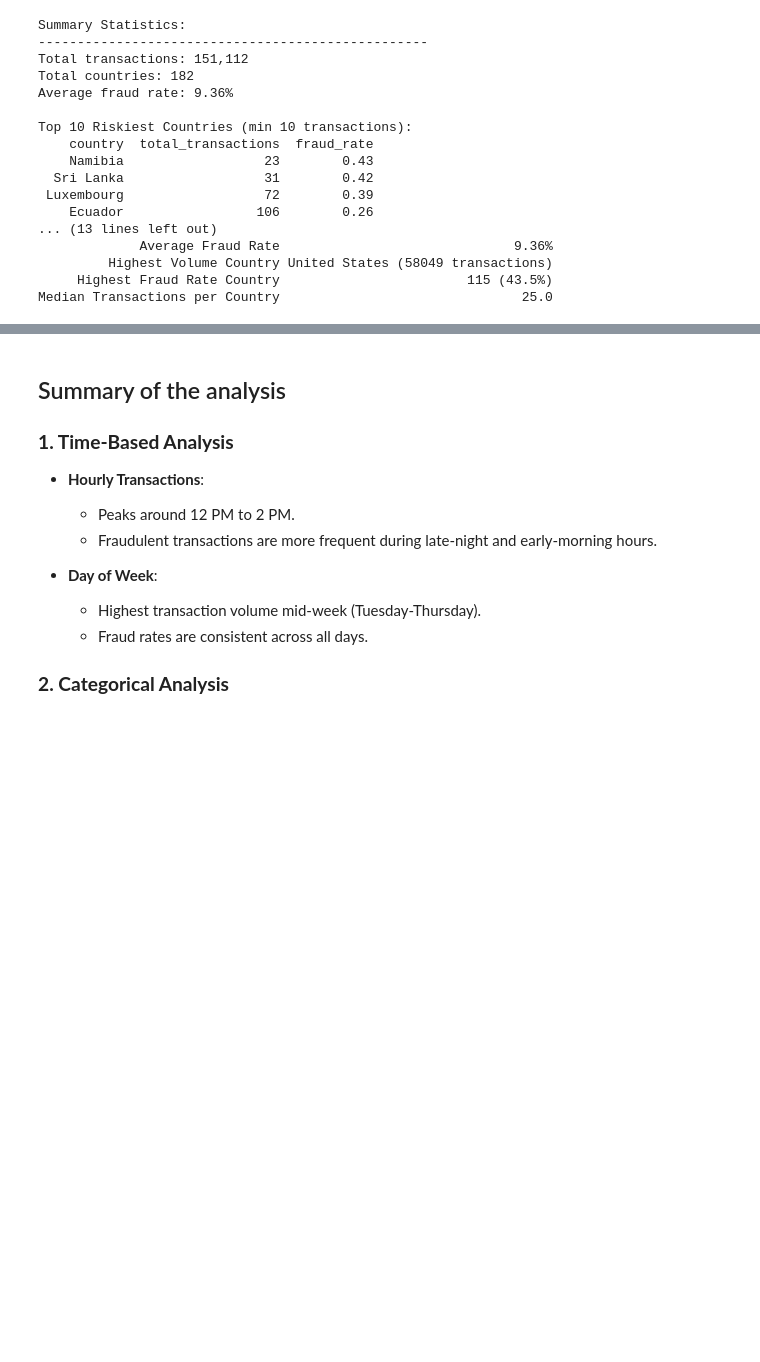
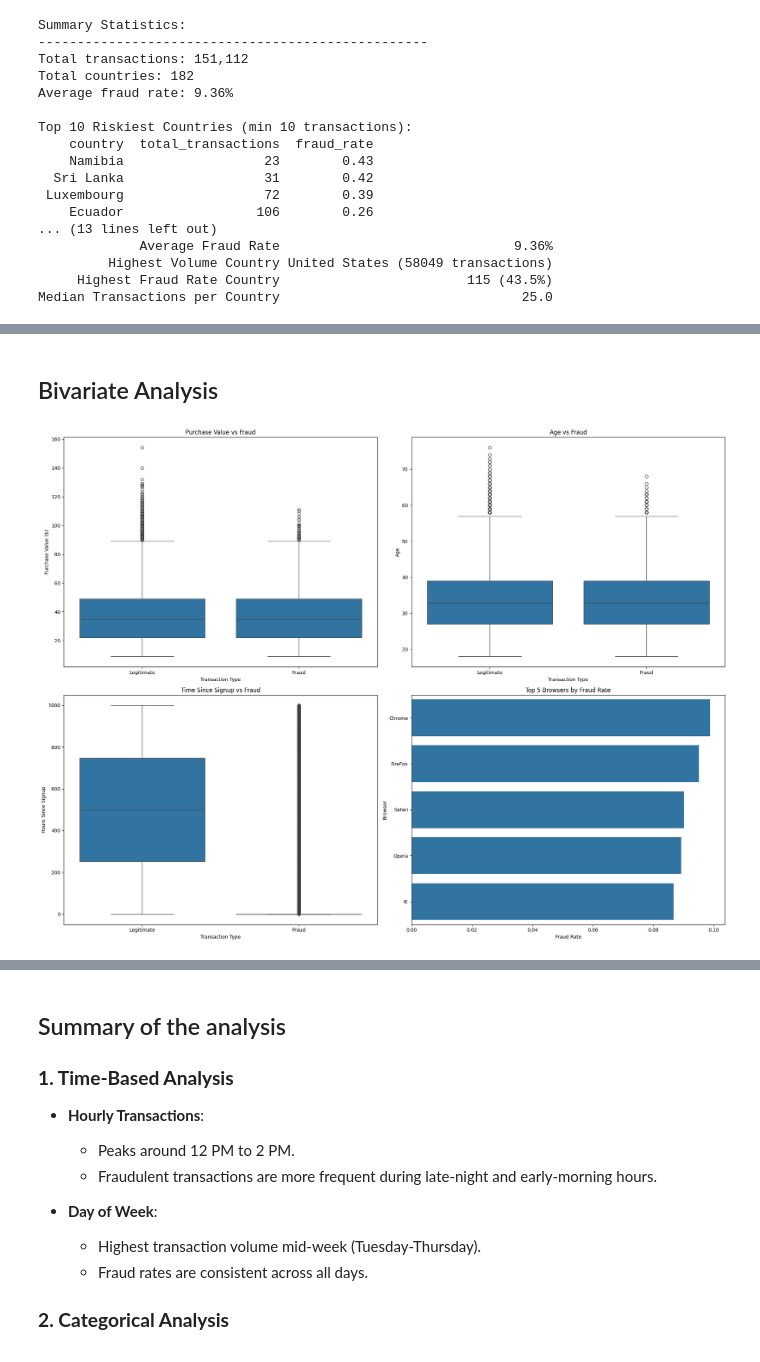
Before and after one commit to soltsega/Week-5_Fraud_Detection, a Jupyter notebook: fraud-detection/notebooks/eda-fraud-data.ipynb, the cells around one changed output, grey strips where cells are left out. Cells and saved outputs as stored; diff of their text form; code cells hidden in the pictures; blank space fills up the shorter version.

```diff
--- a/fraud-detection/notebooks/eda-fraud-data.ipynb
+++ b/fraud-detection/notebooks/eda-fraud-data.ipynb
@@ -641,0 +713,41 @@ Median Transactions per Country                               25.0
+# %% [markdown]
+## Bivariate Analysis
+# %%
+# Set up the figure
+plt.figure(figsize=(20, 15))
+
+# 1. Purchase Value vs Fraud
+plt.subplot(2, 2, 1)
+sns.boxplot(x='class', y='purchase_value', data=df)
+plt.title('Purchase Value vs Fraud')
+plt.xticks([0, 1], ['Legitimate', 'Fraud'])
+plt.xlabel('Transaction Type')
+plt.ylabel('Purchase Value ($)')
+
+# 2. Age vs Fraud
+plt.subplot(2, 2, 2)
+sns.boxplot(x='class', y='age', data=df)
+plt.title('Age vs Fraud')
+plt.xticks([0, 1], ['Legitimate', 'Fraud'])
+plt.xlabel('Transaction Type')
+plt.ylabel('Age')
+
+# 3. Time Since Signup vs Fraud
+plt.subplot(2, 2, 3)
+sns.boxplot(x='class', y='time_since_signup', data=df[df['time_since_signup'] < 1000])
+plt.title('Time Since Signup vs Fraud')
+plt.xticks([0, 1], ['Legitimate', 'Fraud'])
+plt.xlabel('Transaction Type')
+plt.ylabel('Hours Since Signup')
+
+# 4. Fraud Rate by Browser
+browser_fraud = df.groupby('browser')['class'].mean().sort_values(ascending=False).head(5)
+plt.subplot(2, 2, 4)
+sns.barplot(x=browser_fraud.values, y=browser_fraud.index)
+plt.title('Top 5 Browsers by Fraud Rate')
+plt.xlabel('Fraud Rate')
+plt.ylabel('Browser')
+plt.tight_layout()
+plt.show()
+# %% [output]
+[figure, added]
```
Also changed, not shown: parts of 6 cells of this notebook.
